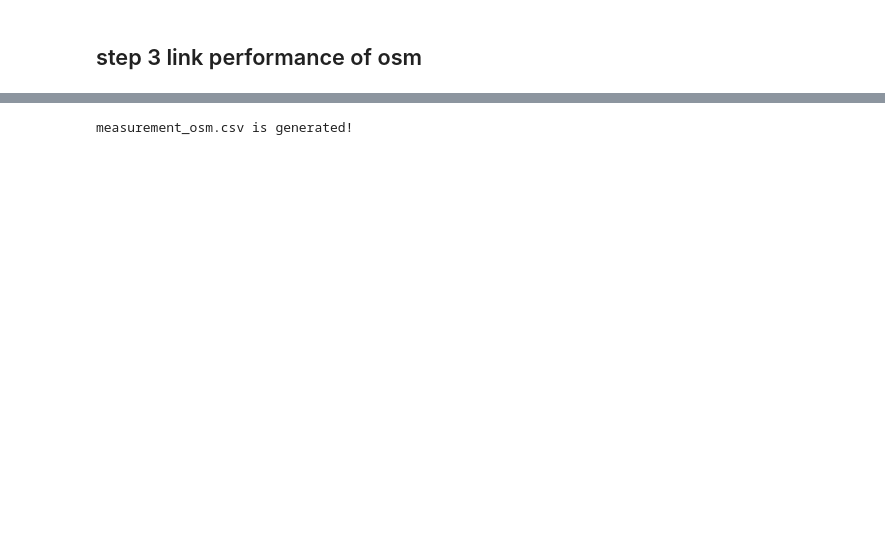
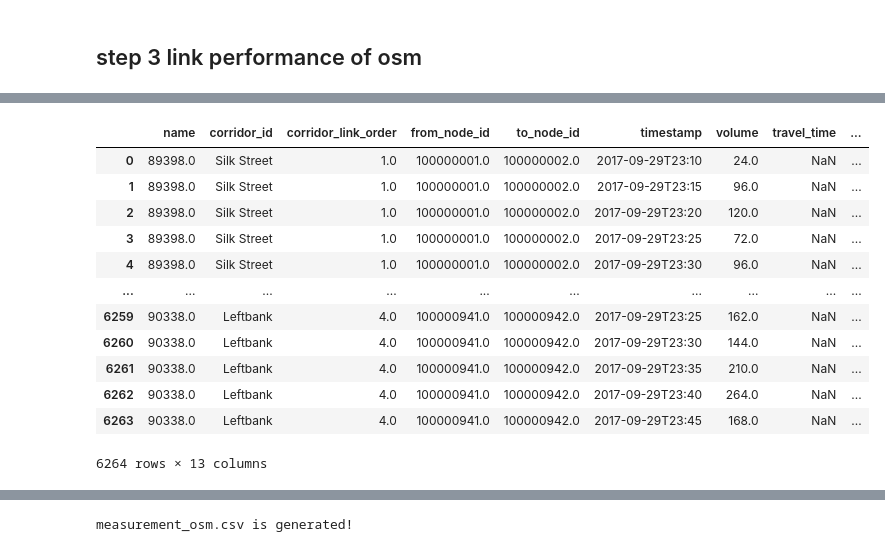
Before and after one commit to chrisyangsong/TMC2GMNS, a Jupyter notebook: utd2gmns_final_after_revise.ipynb, the cells around one changed output, grey strips where cells are left out. Saved outputs shown, nothing was run; the diff lists cells and outputs as text; code cells hidden in the pictures; blank space fills up the shorter version.

```diff
--- a/utd2gmns_final_after_revise.ipynb
+++ b/utd2gmns_final_after_revise.ipynb
@@ -529,3 +541,19 @@ measurement_tmc
+# %%
+measurement_utd
+# %% [output]
+|  | name | corridor_id | corridor_link_order | from_node_id | to_node_id | timestamp | volume | travel_time | ... |
+| 0 | 89398.0 | Silk Street | 1.0 | 100000001.0 | 100000002.0 | 2017-09-29T23:10 | 24.0 | NaN | ... |
+| 1 | 89398.0 | Silk Street | 1.0 | 100000001.0 | 100000002.0 | 2017-09-29T23:15 | 96.0 | NaN | ... |
+| 2 | 89398.0 | Silk Street | 1.0 | 100000001.0 | 100000002.0 | 2017-09-29T23:20 | 120.0 | NaN | ... |
+| 3 | 89398.0 | Silk Street | 1.0 | 100000001.0 | 100000002.0 | 2017-09-29T23:25 | 72.0 | NaN | ... |
+| 4 | 89398.0 | Silk Street | 1.0 | 100000001.0 | 100000002.0 | 2017-09-29T23:30 | 96.0 | NaN | ... |
+| ... | ... | ... | ... | ... | ... | ... | ... | ... | ... |
+| 6259 | 90338.0 | Leftbank | 4.0 | 100000941.0 | 100000942.0 | 2017-09-29T23:25 | 162.0 | NaN | ... |
+| 6260 | 90338.0 | Leftbank | 4.0 | 100000941.0 | 100000942.0 | 2017-09-29T23:30 | 144.0 | NaN | ... |
+| 6261 | 90338.0 | Leftbank | 4.0 | 100000941.0 | 100000942.0 | 2017-09-29T23:35 | 210.0 | NaN | ... |
+| 6262 | 90338.0 | Leftbank | 4.0 | 100000941.0 | 100000942.0 | 2017-09-29T23:40 | 264.0 | NaN | ... |
+| 6263 | 90338.0 | Leftbank | 4.0 | 100000941.0 | 100000942.0 | 2017-09-29T23:45 | 168.0 | NaN | ... |
+6264 rows × 13 columns
 # %%
 trace
 # %% [output]
```
Also changed, not shown: parts of 23 cells of this notebook, 8 other files.
